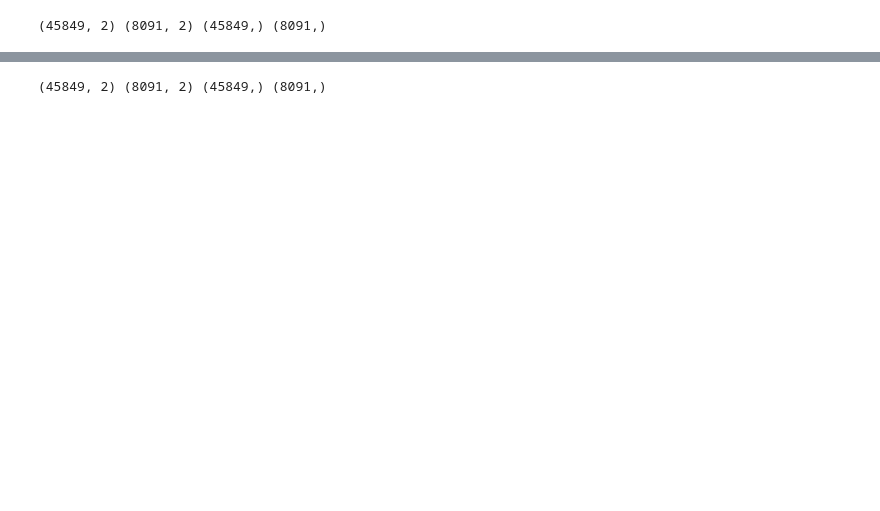
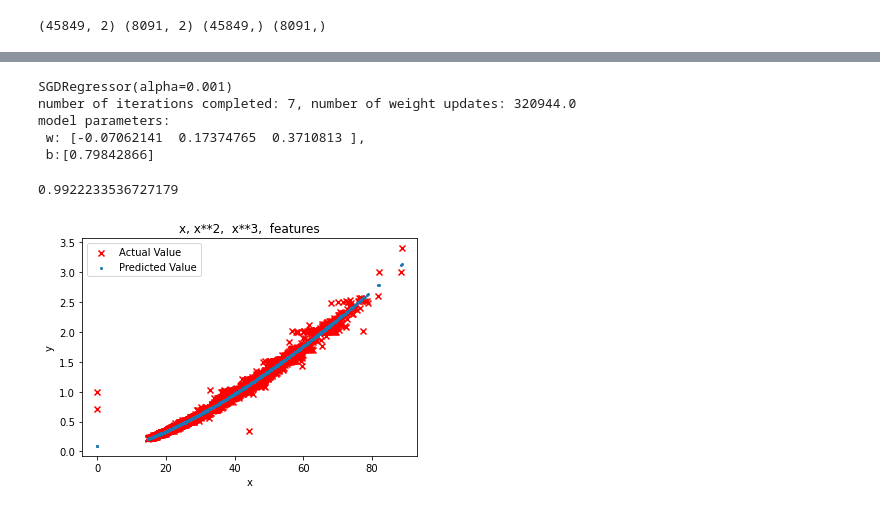
Before and after one commit to ahmedaliqalendari/Machine-Learning-Assignments, a Jupyter notebook: Assignment 5.ipynb, the cells around one changed output, grey strips where cells are left out. Cells and saved outputs as stored; diff of their text form; code cells hidden in the pictures; blank space fills up the shorter version.

```diff
--- a/Assignment 5.ipynb
+++ b/Assignment 5.ipynb
@@ -165,5 +165,5 @@ plt.scatter(xtest[:,1],ypred, label="predicted value",s=4);plt.show
 # %%
-# redoing the scaling with X^3
+# Assigning an engineered feature polynomial X^3
 X=df['x'].values
-X=nump.c_[X,X**2,X**3]
+x=nump.c_[X,X**2,X**3]
 # %%
@@ -174,8 +175,32 @@ print(xtrain.shape,xtest.shape,ytrain.shape,ytest.shape)
 # %%
-X=df['y'].values
-x=nump.c_[X,X**2]
+# scaling section
+from sklearn.preprocessing import StandardScaler
+sc=StandardScaler()
+sc.fit(xtrain)
+xtrainsc=sc.transform(xtrain)
+xtestsc=sc.transform(xtest)
 # %%
-xtrain,xtest,ytrain,ytest=train_test_split(x,y, test_size=.15)
-print(xtrain.shape,xtest.shape,ytrain.shape,ytest.shape)
+sgdr.fit(xtrainsc, ytrain)
+print(sgdr)
+print(f"number of iterations completed: {sgdr.n_iter_}, number of weight updates: {sgdr.t_}")
+b = sgdr.intercept_
+w = sgdr.coef_
+print(f"model parameters:\n w: {w}, \n b:{b}")
 # %% [output]
-(45849, 2) (8091, 2) (45849,) (8091,)
+SGDRegressor(alpha=0.001)
+number of iterations completed: 7, number of weight updates: 320944.0
+model parameters:
+ w: [-0.07062141  0.17374765  0.3710813 ],
+ b:[0.79842866]
+# %%
+#scoring
+sgdr.score(xtestsc,ytest)
+# %% [output]
+0.9922233536727179
+# %%
+#plotting prediction
+ypred = sgdr.predict(xtestsc)
+plt.scatter(xtest[:,1], ytest, marker='x', c='r', label="Actual Value"); plt.title("x, x**2,  x**3,  features")
+plt.scatter(xtest[:,1],ypred, label="Predicted Value", s = 4); plt.xlabel("x"); plt.ylabel("y"); plt.legend(); plt.show()
+# %% [output]
+[figure, added]
```
Also changed, not shown: parts of 11 cells of this notebook.
